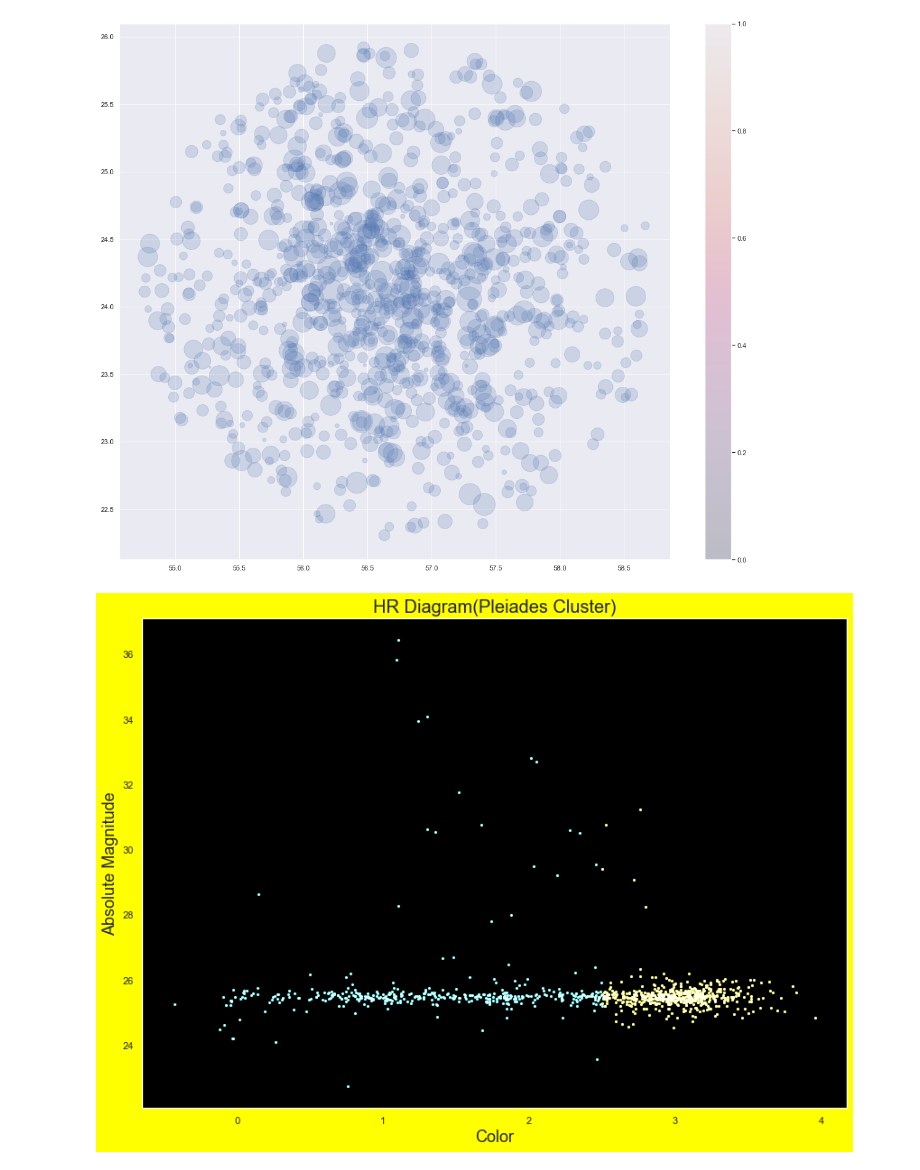
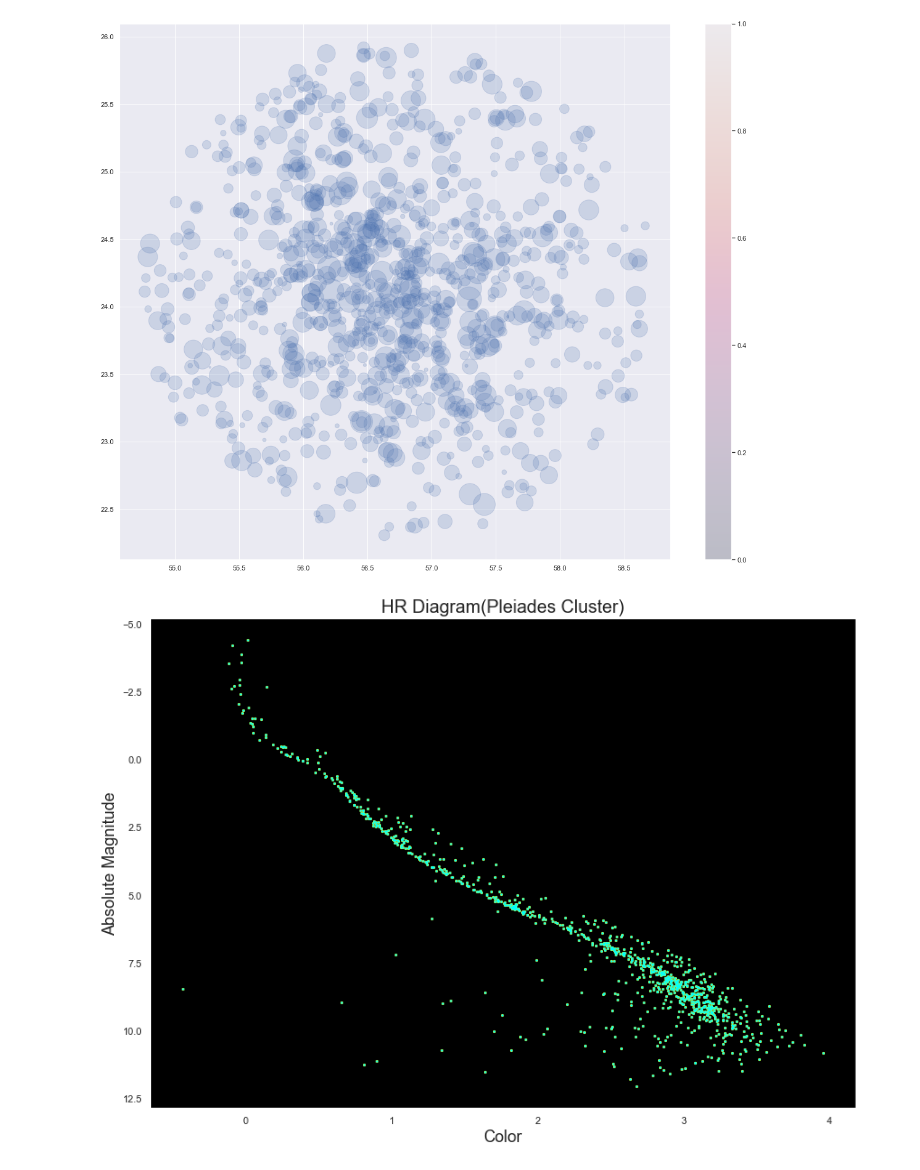
Before and after one commit to The-Avi/computational-astrophysics-2021, a Jupyter notebook: Final_Project_200930.ipynb, the cells around one changed output. Cells and saved outputs as stored; diff of their text form; code cells hidden in the pictures.

```diff
--- a/Final_Project_200930.ipynb
+++ b/Final_Project_200930.ipynb
@@ -11,10 +11,12 @@ import seaborn as sns
 a= pd.read_csv('Pleiades_Cluster.csv')
 d=1000/a.plx
 d=d*3.26156
-M=(5*np.log(d)-5)
+M=a.gmag-(5*np.log10(d)-5)
 sns.set_theme()
 sns.displot(data=d,color='y')
 mean_dis=np.sum(d)/1000
 
-print("Mean Distance=",mean_dis)
+print("Mean Distance is",mean_dis,"Light Years")
+
+M
 # %% [output]
@@ -85,28 +99,25 @@ plt.colorbar()
 # %%
 #Q4
 x= a.bp_rp
 y= M
-plt.figure(figsize=(14,10),facecolor='yellow')
+plt.figure(figsize=(14,10))
 ax=plt.subplot(111,facecolor='black')
 
-#plt.gca().invert_yaxis()
+plt.gca().invert_yaxis()
 plt.grid()
 #ax.set_xlim(-0.5,3.5)
 #ax.set_ylim(15,-3)
 col= []
 
 for i in range (0, len(x)):
-    if x[i]<2.5:
-        col.append("cyan")
-    else:
-        col.append("yellow")
+    col.append("yellow")
 
 for i in range (0, len(x)):
     plt.scatter(x[i],y[i],c=col[i],s=10, linewidth=0)
-plt.scatter(x,y,s=2,color="white")
+plt.scatter(x,y,s=2,color="cyan")
 plt.xlabel("Color",size=18)
 plt.ylabel("Absolute Magnitude",size=18)
 plt.title("HR Diagram(Pleiades Cluster)", size=20)
 plt.show()
 # %% [output]
-[figure, old version]
+[figure, new version]
```
Also changed, not shown: parts of 2 cells of this notebook.
